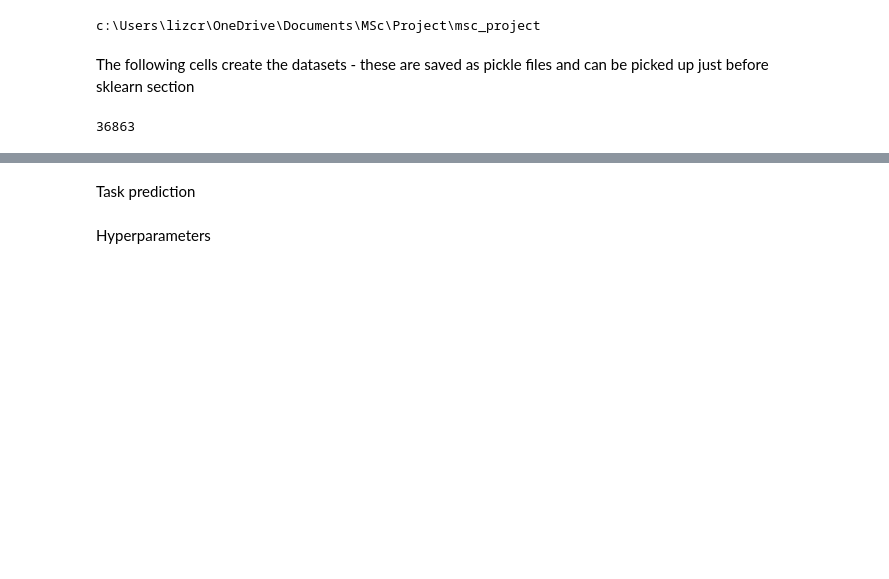
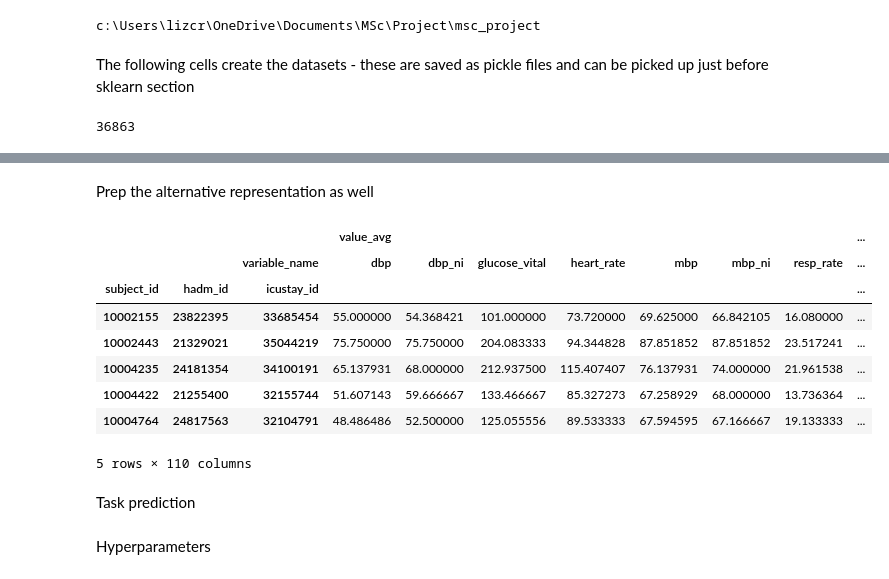
Before and after one commit to LizCrellin/msc_mimic_project, a Jupyter notebook: notebooks/1_Understand_Wang_pipeline.ipynb, the cells around one changed output, grey strips where cells are left out. Drawn from its saved outputs; the diff is of its cells as text; code cells hidden in the pictures; blank space fills up the shorter version.

Commit message:
Starting processing of alternative dataset and starting to rearrange cells to isolate computationally intensive tasks

```diff
--- a/notebooks/1_Understand_Wang_pipeline.ipynb
+++ b/notebooks/1_Understand_Wang_pipeline.ipynb
@@ -223,6 +227,44 @@ with open(FLAT_DATA_PATH, mode = 'wb') as f:
         'Ys_dev': Ys_dev,
         'Ys_test': Ys_test
     }, f)
+# %% [markdown]
+Prep the alternative representation as well
+# %%
+# load the dataset
+# to do: get notebook into more sensible order so that the computationally heavy items are isolated in their own cells
+data_full_alt = pd.read_sql("SELECT * FROM msc_project.alternative_data", engine)
+
+# Keep only rows where the stay id appears in Ys
+Ys = statics[['los_icu']].copy()  # No need to filter for max_hours > WINDOW_SIZE + GAP_TIME as this check is done in the SQL query for the hourly data. GAP_TIME is not needed as there is already a gap between the end of the data and the predicted outcome (at 7 days).
+data_full_alt = data_full_alt[data_full_alt['icustay_id'].isin(
+    set(Ys.index.get_level_values('icustay_id'))
+)]
+# %%
+# split into train, test and dev using the subject id splits generated earlier
+
+alt_train, alt_dev, alt_test = [
+    data_full_alt[data_full_alt['subject_id'].isin(s)] for s in (train_subj, dev_subj, test_subj)
+    ]
+# %%
+# pivot to wide
+
+alt_flat_train, alt_flat_dev, alt_flat_test = [
+    df.pivot_table(index=['subject_id', 'hadm_id', 'icustay_id'], columns=['variable_name']) for df in (
+        alt_train, alt_dev, alt_test
+    )
+]
+
+alt_flat_dev.head()
+# %% [output]
+|  |  |  | value_avg |  |  |  |  |  |  | ... |
+|  |  | variable_name | dbp | dbp_ni | glucose_vital | heart_rate | mbp | mbp_ni | resp_rate | ... |
+| subject_id | hadm_id | icustay_id |  |  |  |  |  |  |  | ... |
+| 10002155 | 23822395 | 33685454 | 55.000000 | 54.368421 | 101.000000 | 73.720000 | 69.625000 | 66.842105 | 16.080000 | ... |
+| 10002443 | 21329021 | 35044219 | 75.750000 | 75.750000 | 204.083333 | 94.344828 | 87.851852 | 87.851852 | 23.517241 | ... |
+| 10004235 | 24181354 | 34100191 | 65.137931 | 68.000000 | 212.937500 | 115.407407 | 76.137931 | 74.000000 | 21.961538 | ... |
+| 10004422 | 21255400 | 32155744 | 51.607143 | 59.666667 | 133.466667 | 85.327273 | 67.258929 | 68.000000 | 13.736364 | ... |
+| 10004764 | 24817563 | 32104791 | 48.486486 | 52.500000 | 125.055556 | 89.533333 | 67.594595 | 67.166667 | 19.133333 | ... |
+5 rows × 110 columns
 # %% [markdown]
 Task prediction
 # %% [markdown]
```
Also changed, not shown: parts of 3 cells of this notebook.
